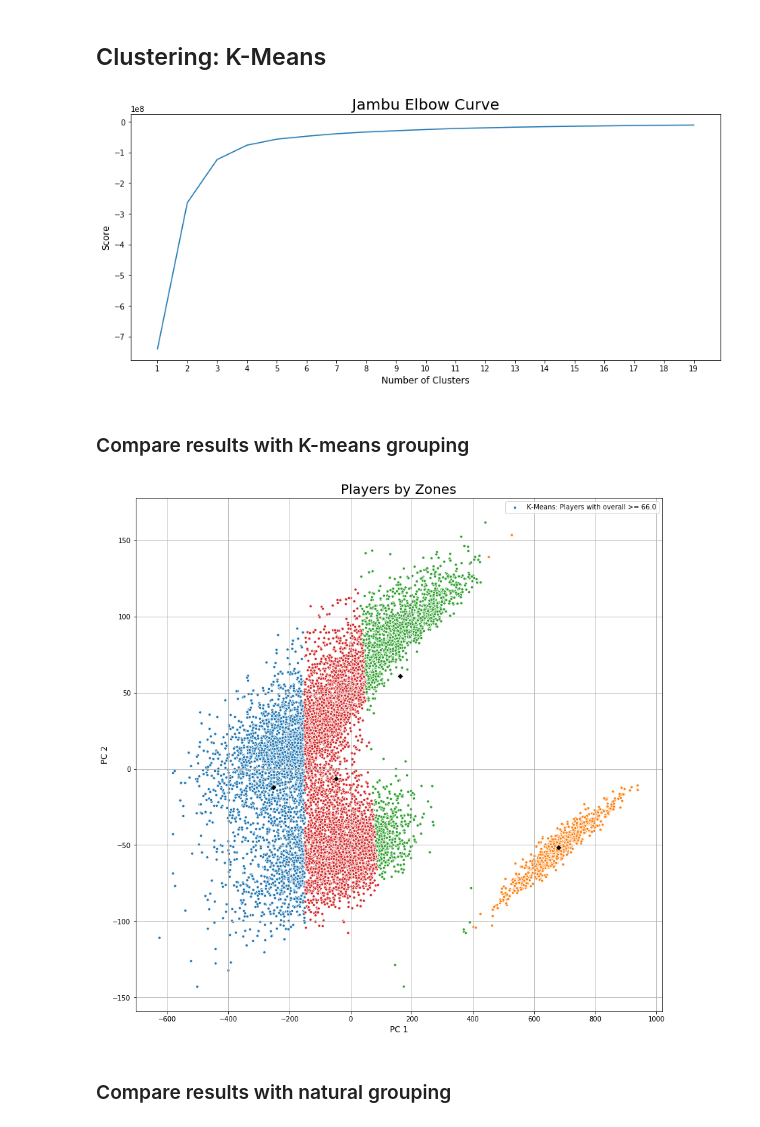
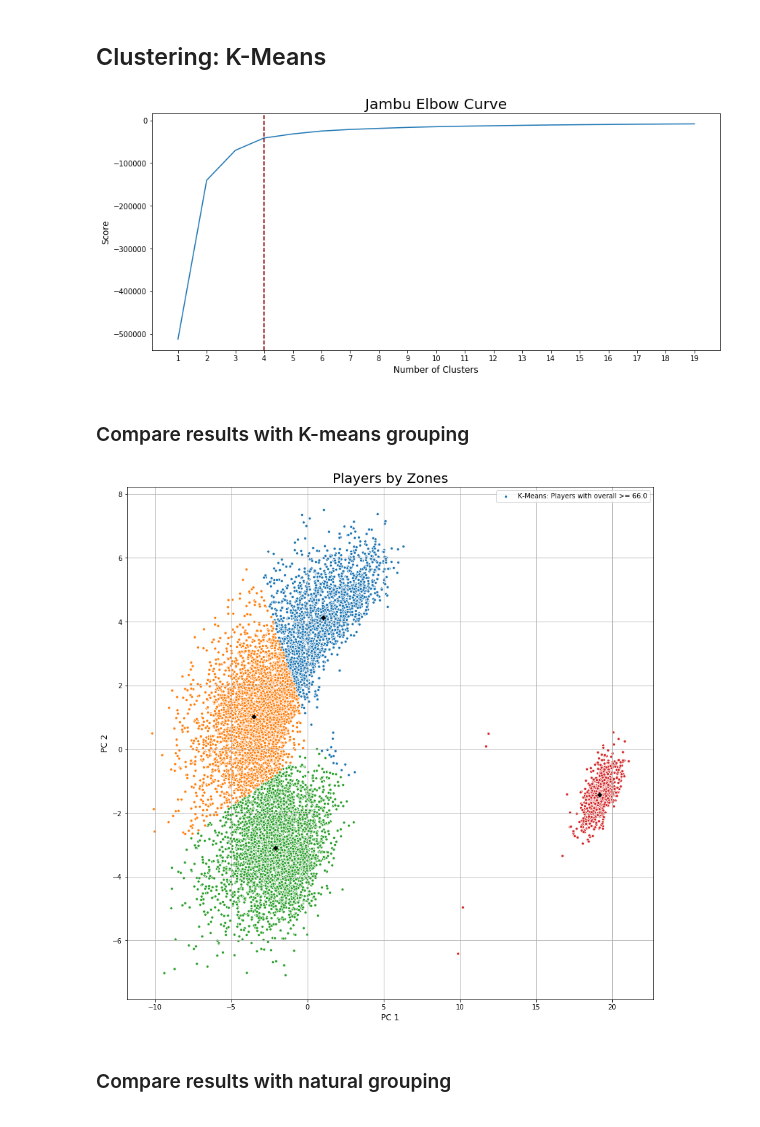
Before and after one commit to ansegura7/DataScience_FIFA19Data, a Jupyter notebook: code/ClusteringData.ipynb, the cells around one changed output. Drawn from its saved outputs; the diff is of its cells as text; code cells hidden in the pictures.

Commit message:
Clustering Data analysis
Minor changes: added a vertical line to Jambu elbow plot. added better color palette.

```diff
--- a/code/ClusteringData.ipynb
+++ b/code/ClusteringData.ipynb
@@ -106,7 +106,7 @@ def replacePositionByZone(data):
     return data;
 # %%
 # Apply the PCA algorithm
-pcaDF = applyPCA(numData, False)
+pcaDF = applyPCA(numData, True)
 
 # Create the PCA data
 pcaDF = pd.concat([pcaDF, rawdata[["Position"]]], axis = 1)
@@ -137,13 +137,14 @@ score = [kmeans[i].fit(train).score(train) for i in range(len(kmeans))]
 # Plot the results
 fig, ax0 = plt.subplots(figsize = (14, 6))
 plt.plot(Nc, score)
+plt.axvline(x = 4, color = "#8b0000", linestyle = "--")
 plt.xticks(np.arange(1, 20, 1))
 plt.xlabel("Number of Clusters", fontsize = 12)
 plt.ylabel("Score", fontsize = 12)
 plt.title("Jambu Elbow Curve", fontsize = 20)
 plt.show()
 # %% [output]
-[figure, old version]
+[figure, new version]
 # %% [markdown]
 ### Compare results with K-means grouping
 # %%
@@ -183,10 +184,10 @@ def plotKMeansData(data, k_clusters, centroids, clusters):
     ax1.grid()
 # %%
 # Create interactive control to control k value
-# interactive(runKMeans, k_clusters = widgets.IntSlider(min = 1, max = 7, step = 1, value = 4))
-runKMeans(k_clusters = 4)
+interactive(runKMeans, k_clusters = widgets.IntSlider(min = 1, max = 7, step = 1, value = 4))
+# runKMeans(k_clusters = 4)
 # %% [output]
-[figure, old version]
+[figure, new version]
 # %% [markdown]
 ### Compare results with natural grouping
 # %%
```
Also changed, not shown: parts of 4 cells of this notebook, 1 other file.
